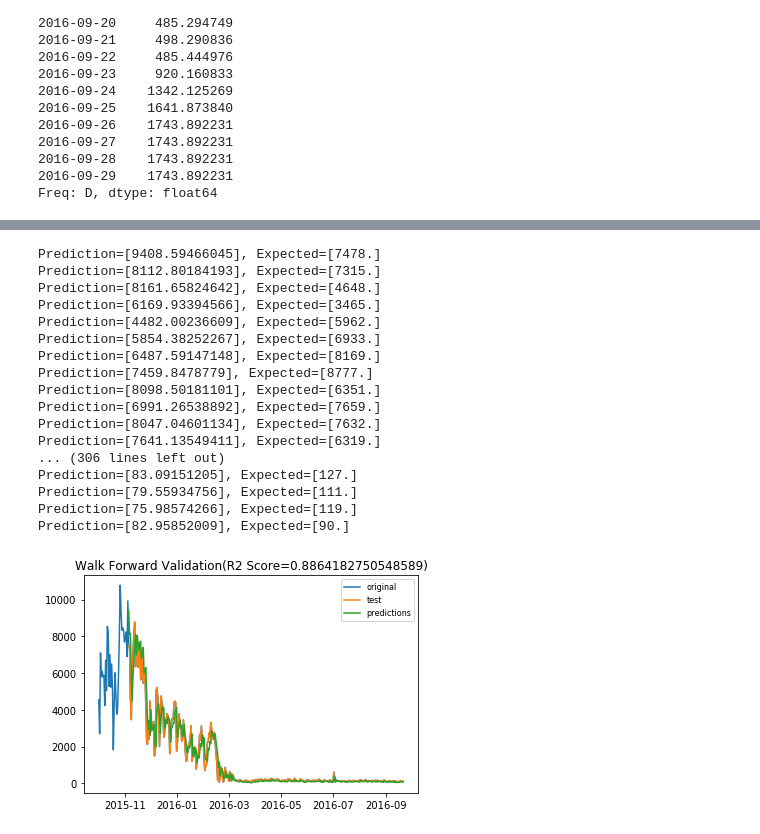
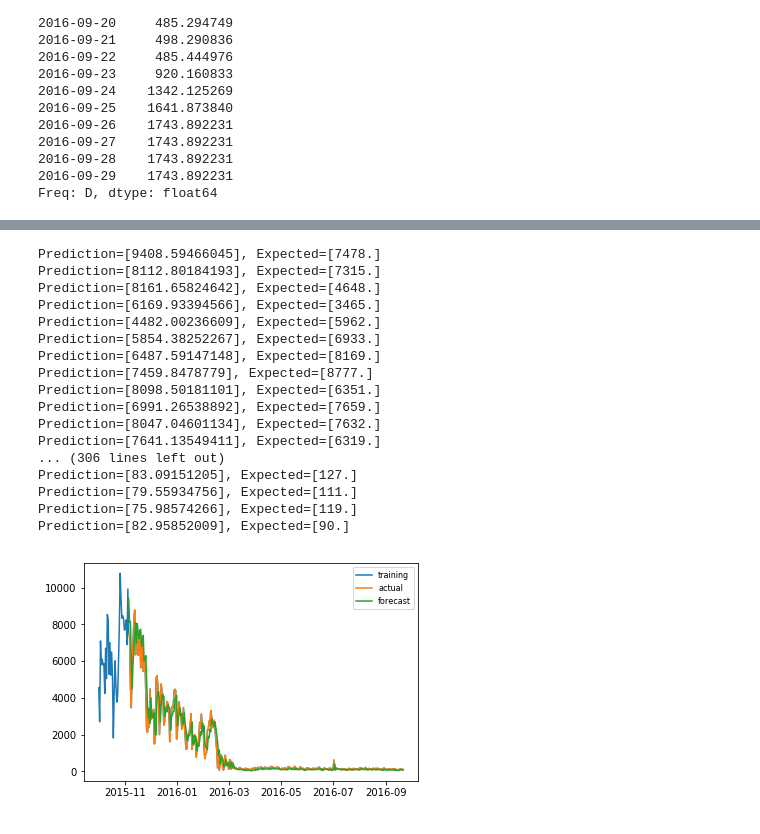
Before and after one commit to hmafnan/Timeseries-Analysis, a Jupyter notebook: src/Arima Analysis.ipynb, the cells around one changed output, grey strips where cells are left out. Cells and saved outputs as stored; diff of their text form; code cells hidden in the pictures.

```diff
--- a/src/Arima Analysis.ipynb
+++ b/src/Arima Analysis.ipynb
@@ -754,35 +755,35 @@ for i in range(len(test)):
     yhat = model_fit.forecast()[0]
     predictions.append(yhat)
     obs = test[i]
     history.append(obs)
     print("Prediction=%s, Expected=%s" % (yhat, obs))
 
 test_series = pd.Series(test.flatten(), index=series[train_size:].index)
 predictions_series = pd.Series(predictions, index=series[train_size:].index)
 r2 = r2_score(test_series, predictions_series)
 plt.figure(figsize=(6,4))
-plt.plot(series, label="original")
-plt.plot(test_series, label="test")
-plt.plot(predictions_series, label="predictions")
-plt.title('Walk Forward Validation(R2 Score=%s)' % r2)
+plt.plot(series, label="training")
+plt.plot(test_series, label="actual")
+plt.plot(predictions_series, label="forecast")
+# plt.title('Walk Forward Validation(R2 Score=%s)' % r2)
 plt.legend(loc='upper right', fontsize=8)
 plt.show()
 # %% [output]
 Prediction=[9408.59466045], Expected=[7478.]
 Prediction=[8112.80184193], Expected=[7315.]
 Prediction=[8161.65824642], Expected=[4648.]
 Prediction=[6169.93394566], Expected=[3465.]
 Prediction=[4482.00236609], Expected=[5962.]
 Prediction=[5854.38252267], Expected=[6933.]
 Prediction=[6487.59147148], Expected=[8169.]
 Prediction=[7459.8478779], Expected=[8777.]
 Prediction=[8098.50181101], Expected=[6351.]
 Prediction=[6991.26538892], Expected=[7659.]
 Prediction=[8047.04601134], Expected=[7632.]
 Prediction=[7641.13549411], Expected=[6319.]
 ... (306 lines left out)
 Prediction=[83.09151205], Expected=[127.]
 Prediction=[79.55934756], Expected=[111.]
 Prediction=[75.98574266], Expected=[119.]
 Prediction=[82.95852009], Expected=[90.]
-[figure, old version]
+[figure, new version]
```
Also changed, not shown: parts of 10 cells of this notebook, 4 other files.
